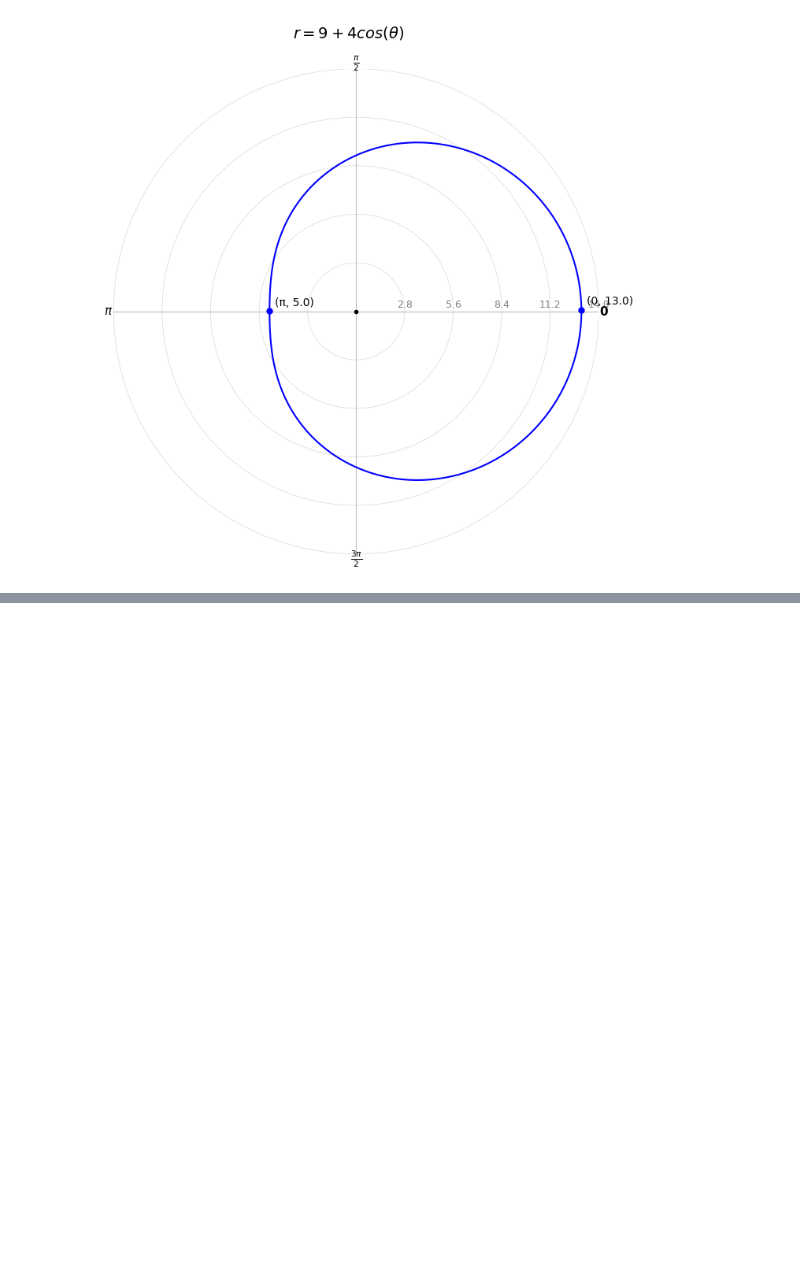
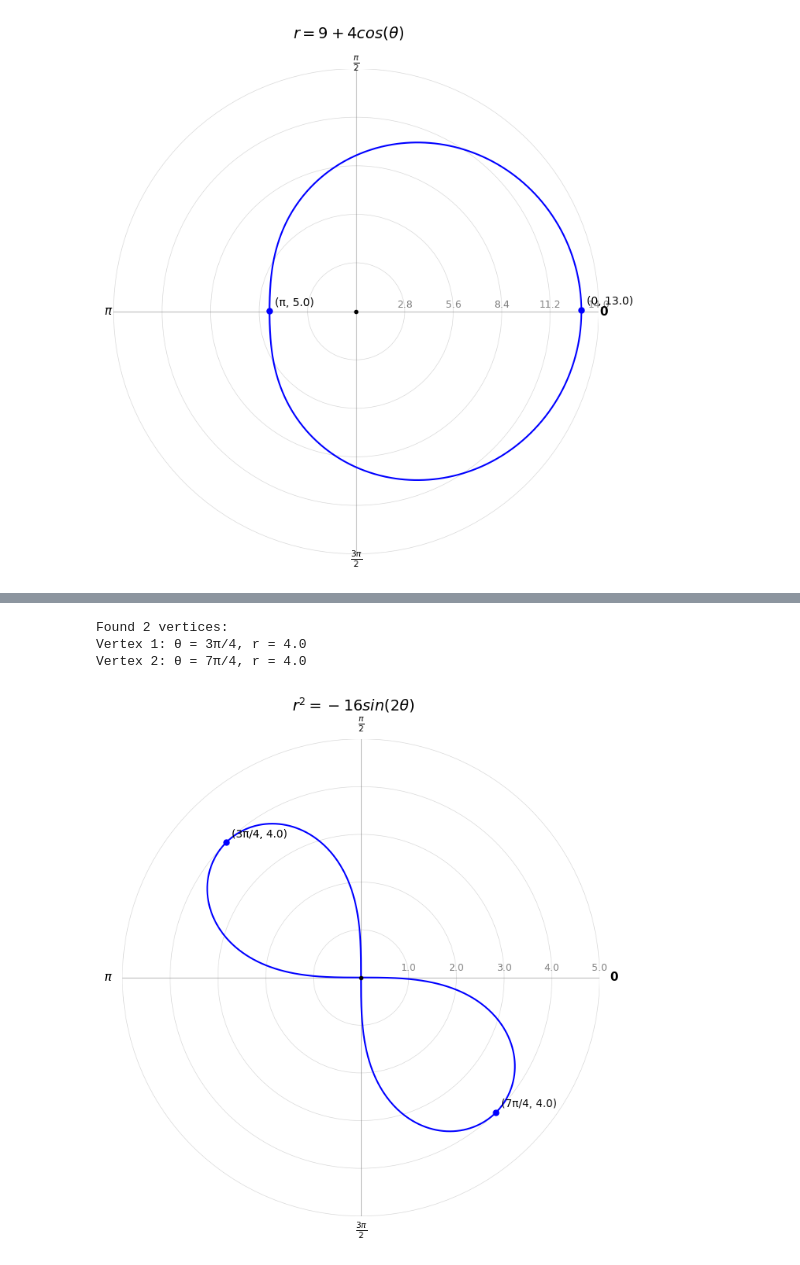
Before and after one commit to seanjiangsh/math-practice, a Jupyter notebook: pre-calculus/pre-calculus.ipynb, the cells around one changed output, grey strips where cells are left out. Cells and saved outputs as stored; diff of their text form; code cells hidden in the pictures; blank space fills up the shorter version.

```diff
--- a/pre-calculus/pre-calculus.ipynb
+++ b/pre-calculus/pre-calculus.ipynb
@@ -494,0 +533,12 @@ Vertex 2: θ = π, r = 5.0
+# %%
+# r^2 = -16 * sin(2θ)
+title = "$r^2 = -16sin(2\\theta)$"
+equation = lambda theta: np.sqrt(-16 * np.sin(2 * theta))
+
+# Create the polar plot
+plot_polar_equation(title, equation, n_points=50000)
+# %% [output]
+Found 2 vertices:
+Vertex 1: θ = 3π/4, r = 4.0
+Vertex 2: θ = 7π/4, r = 4.0
+[figure, added]
```
Also changed, not shown: parts of 7 cells of this notebook, 1 other file.
